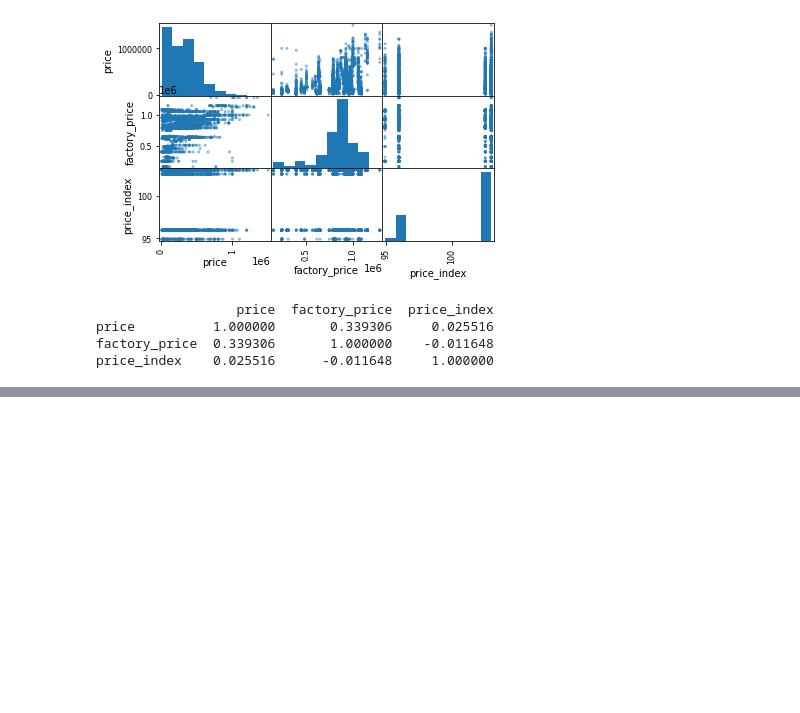
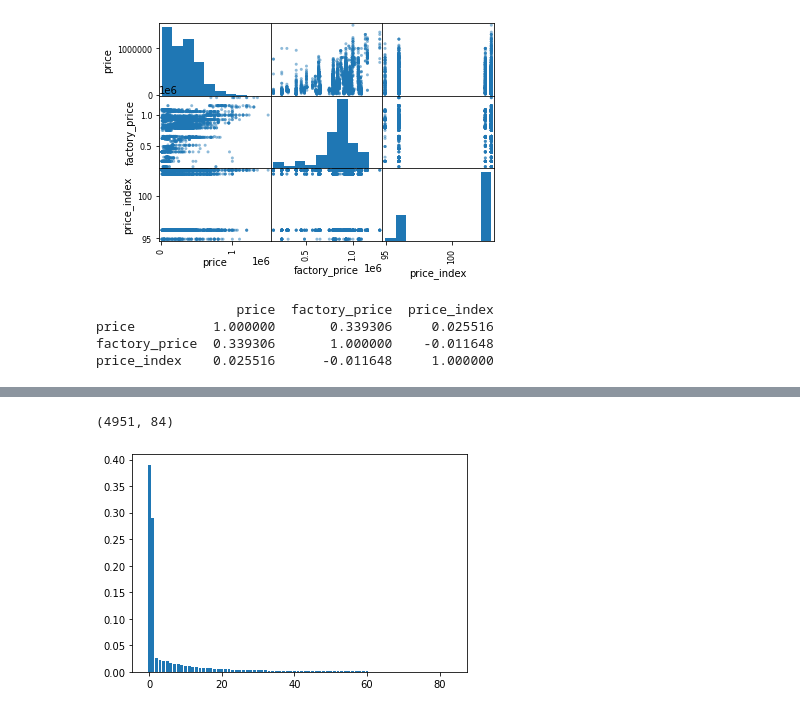
Before and after one commit to soxxun/python, a Jupyter notebook: 20220330/가격예측.ipynb, the cells around one changed output, grey strips where cells are left out. Cells and saved outputs as stored; diff of their text form; code cells hidden in the pictures; blank space fills up the shorter version.

```diff
--- a/20220330/가격예측.ipynb
+++ b/20220330/가격예측.ipynb
@@ -248,0 +240,8 @@ y_target_mse = mean_squared_error(y_target,y_target_predic)
+# %%
+# 학습용과 훈련용 데이터를 분리
+from sklearn.model_selection import train_test_split
+from sklearn.preprocessing import StandardScaler
+ss = StandardScaler()
+x_scaled = ss.fit_transform(x)
+x_train,x_target,y_train,y_target =  train_test_split(x_scaled,y,test_size=0.2,random_state=42)
+x_train.shape,y_train.shape, x_target.shape, y_target.shape
@@ -248,0 +250,6 @@ y_target_mse = mean_squared_error(y_target,y_target_predic)
+# %%
+from sklearn.ensemble import RandomForestRegressor
+rfr =  RandomForestRegressor(criterion='mse',n_estimators=1000)
+rfr.fit(x_train,y_train)
+y_train_predic =  rfr.predict(x_train)
+y_target_predic = rfr.predict(x_target)
@@ -248,0 +316,3 @@ y_target_mse = mean_squared_error(y_target,y_target_predic)
+# %%
+importances =  rfr.feature_importances_
+importances
@@ -248,0 +337,10 @@ y_target_mse = mean_squared_error(y_target,y_target_predic)
+# %%
+indexs = np.argsort(importances)[::-1]
+x.shape
+# %% [output]
+(4951, 84)
+# %%
+plt.bar(range(x.shape[1]), importances[indexs])
+plt.show()
+# %% [output]
+[figure, added]
```
Also changed, not shown: parts of 30 cells of this notebook.
